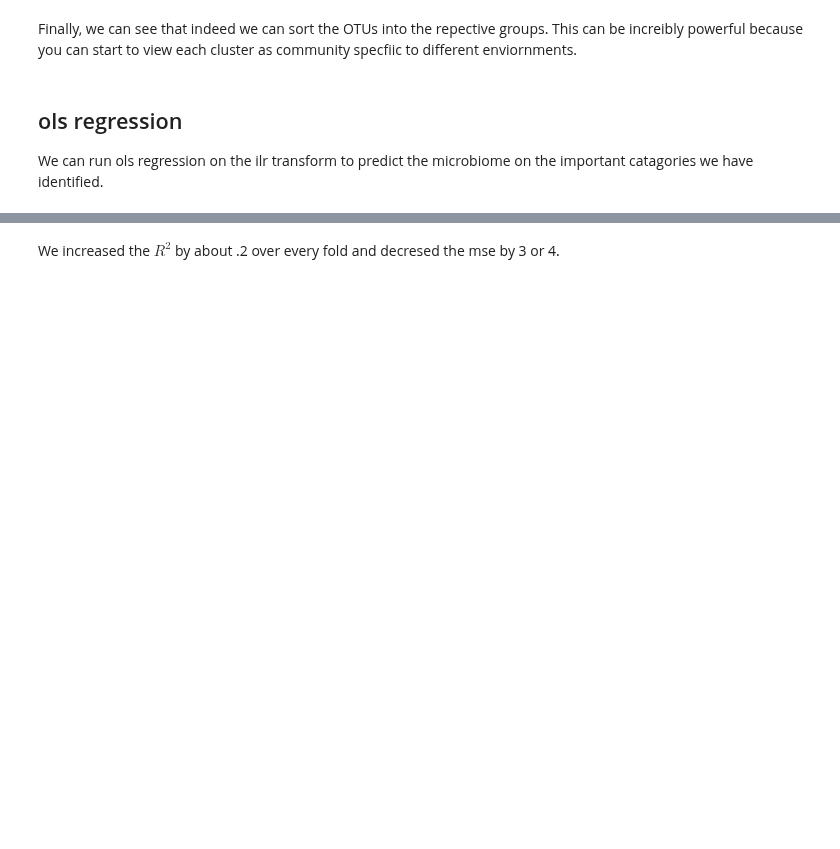
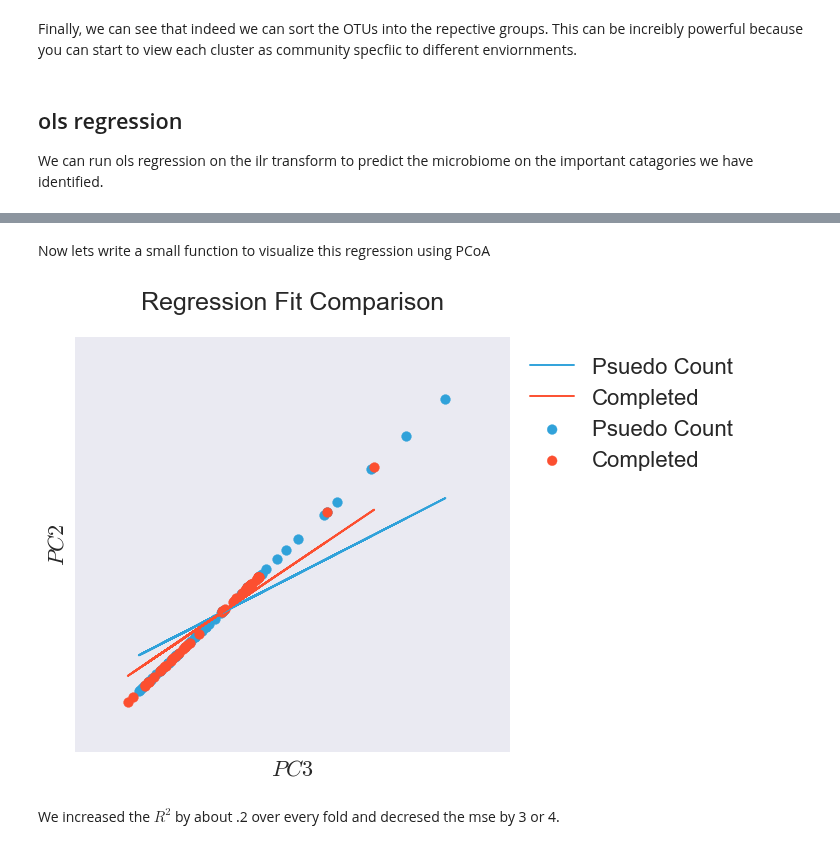
Before and after one commit to biocore/DEICODE, a Jupyter notebook: Examples/infant_biom.ipynb, the cells around one changed output, grey strips where cells are left out. Cells and saved outputs as stored; diff of their text form; code cells hidden in the pictures; blank space fills up the shorter version.

Commit message:
update infant example
* Added regression figure

```diff
--- a/Examples/infant_biom.ipynb
+++ b/Examples/infant_biom.ipynb
@@ -231,2 +230,35 @@ cv_opt
+# %% [markdown]
+Now lets write a small function to visualize this regression using PCoA
+# %%
+def regression_plot(origonal_table,completed_table,origonal_coeff,completed_coeff,first='PC2',second='PC3',fig_fontsize=18):
+
+    origonal_table['Regression']=origonal_coeff
+    completed_table['Regression']=completed_coeff
+
+    pcoa_org=pcoa(DistanceMatrix(pdist(origonal_table.T.as_matrix(),'braycurtis'),list(origonal_table.columns))).samples[['PC1','PC2','PC3']]
+    pcoa_opt=pcoa(DistanceMatrix(pdist(completed_table.T.as_matrix(),'braycurtis'),list(completed_table.columns))).samples[['PC1','PC2','PC3']]
+
+    #plot
+    fig, (ax1) = plt.subplots(ncols=1, nrows=1, figsize=(5,5))
+
+
+    for pcoa_out,key in zip([pcoa_org,pcoa_opt],['Psuedo Count','Completed']):
+        c_=next(ax1._get_lines.prop_cycler)['color']
+        ax1.scatter(pcoa_out.drop(['Regression'])[first], pcoa_out.drop(['Regression'])['PC2'], color=c_, label=key, s=50)
+        ax1.plot(pcoa_out.drop(['Regression'])[first],pcoa_out.drop(['Regression'])[first]*pcoa_out.T['Regression'][first],label=key,color=c_ )
+    ax1.set_xticks([])
+    ax1.set_yticks([])
+    ax1.legend(loc=2,prop={'size':16},bbox_to_anchor=(1.0, 1.0))
+    ax1.set_title('Regression Fit Comparison',fontsize=fig_fontsize,y=1.05)
+    ax1.set_ylabel('$'+first+'$',fontsize=fig_fontsize-2)
+    ax1.set_xlabel('$'+second+'$',fontsize=fig_fontsize-2)
+    return fig
+# %%
+fig=regression_plot(otutabledf.T.copy()+1,X_recovered.T.copy(),
+                ilr_inv(res_org.coefficients().T['Intercept'].values),
+                ilr_inv(res_opt.coefficients().T['Intercept'].values))
+plt.show()
+# %% [output]
+[figure, added]
 # %% [markdown]
 We increased the $R^{2}$ by about .2 over every fold and decresed the mse by 3 or 4.
```
Also changed, not shown: parts of 7 cells of this notebook.
